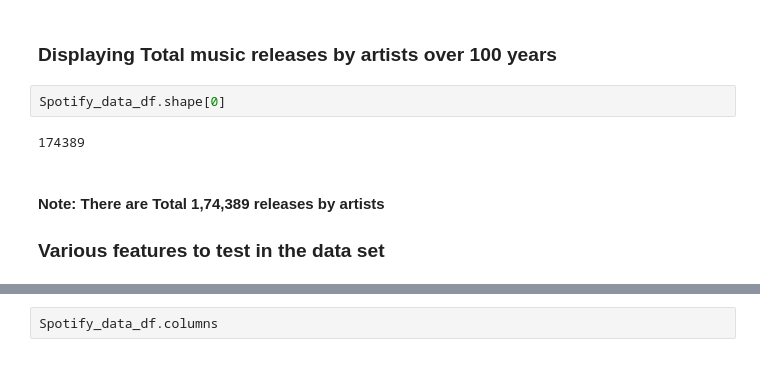
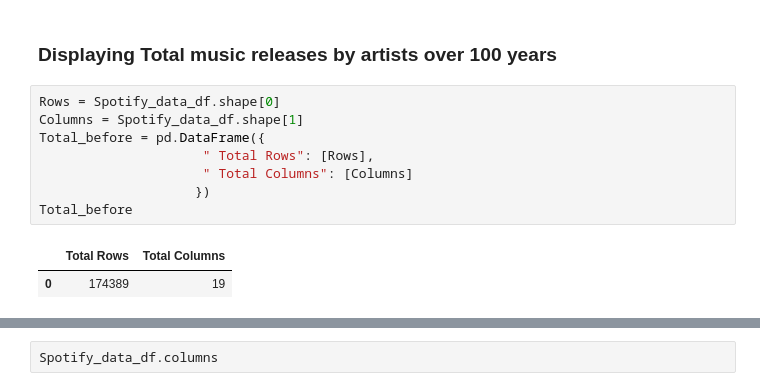
Before and after one commit to divya-gh/Spotify_Music_Analysis, a Jupyter notebook: Spotify_Cleanup.ipynb, the cells around one changed output, grey strips where cells are left out. Drawn from its saved outputs; the diff is of its cells as text.

```diff
--- a/Spotify_Cleanup.ipynb
+++ b/Spotify_Cleanup.ipynb
@@ -28,15 +37,14 @@ Spotify_data_df.head()
 | 4 | 0.295000 | ['Mixe'] | 0.704 | 165224 | 0.707 | 1 | 2hJjbsLCytGsnAHfdsLejp | 0.000246 | ... |
 # %% [markdown]
 ### Displaying Total music releases by artists over 100 years
-# %%
-Spotify_data_df.shape[0]
-# %% [output]
-174389
-# %% [markdown]
-#### Note: There are Total 1,74,389 releases by artists
-
-
-
-
-
-### Various features to test in the data set
+# %%
+Rows = Spotify_data_df.shape[0]
+Columns = Spotify_data_df.shape[1]
+Total_before = pd.DataFrame({
+                     " Total Rows": [Rows],
+                     " Total Columns": [Columns]
+                    })
+Total_before
+# %% [output]
+|  | Total Rows | Total Columns |
+| 0 | 174389 | 19 |
```
Also changed, not shown: parts of 19 cells of this notebook, 1 other file.
